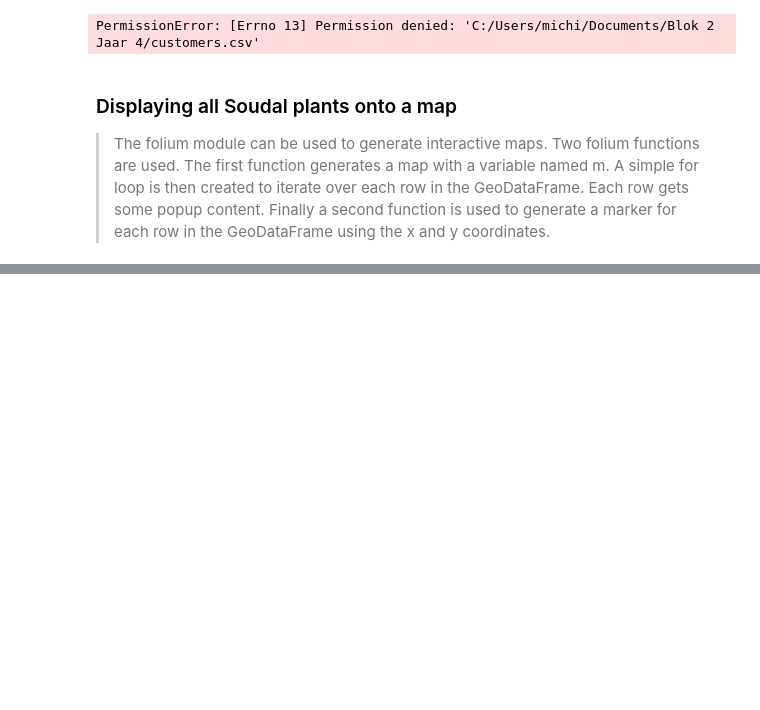
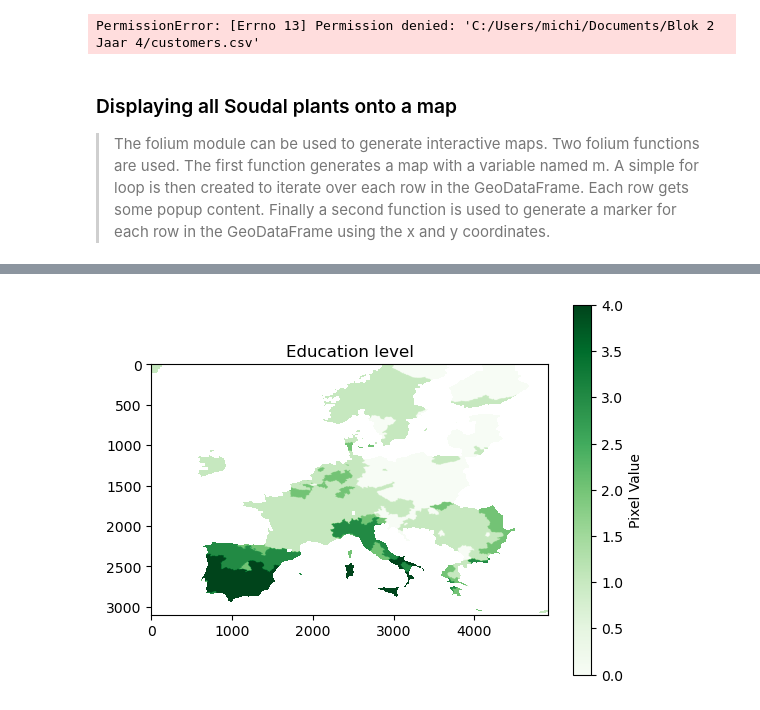
Before and after one commit to Michieldb02/BOSoudal-script, a Jupyter notebook: BOSoudal.ipynb, the cells around one changed output, grey strips where cells are left out. Saved outputs shown, nothing was run; the diff lists cells and outputs as text; code cells hidden in the pictures; blank space fills up the shorter version.

Commit message:
Test_nieuw
doe het nondeju

```diff
--- a/BOSoudal.ipynb
+++ b/BOSoudal.ipynb
@@ -117,2 +117,20 @@ plt.show()
 # %%
-test
+import rasterio
+import numpy as np
+import matplotlib.pyplot as plt
+from rasterio.plot import show
+
+file_path = 'C:/BO Soudal/Data/Rasters/Aligned_rasters/Education_align.tif'
+with rasterio.open(file_path) as src:
+    raster_data = src.read(1)
+    nodata = -3.40282347e+38
+
+    mask = np.isclose(raster_data, nodata)
+    education_raster = np.ma.masked_array(raster_data, mask)
+
+plt.imshow(education_raster, cmap = 'Greens')
+plt.colorbar(label = 'Pixel Value')
+plt.title('Education level')
+plt.show()
+# %% [output]
+[figure, added]
```
Also changed, not shown: parts of 15 cells of this notebook.
